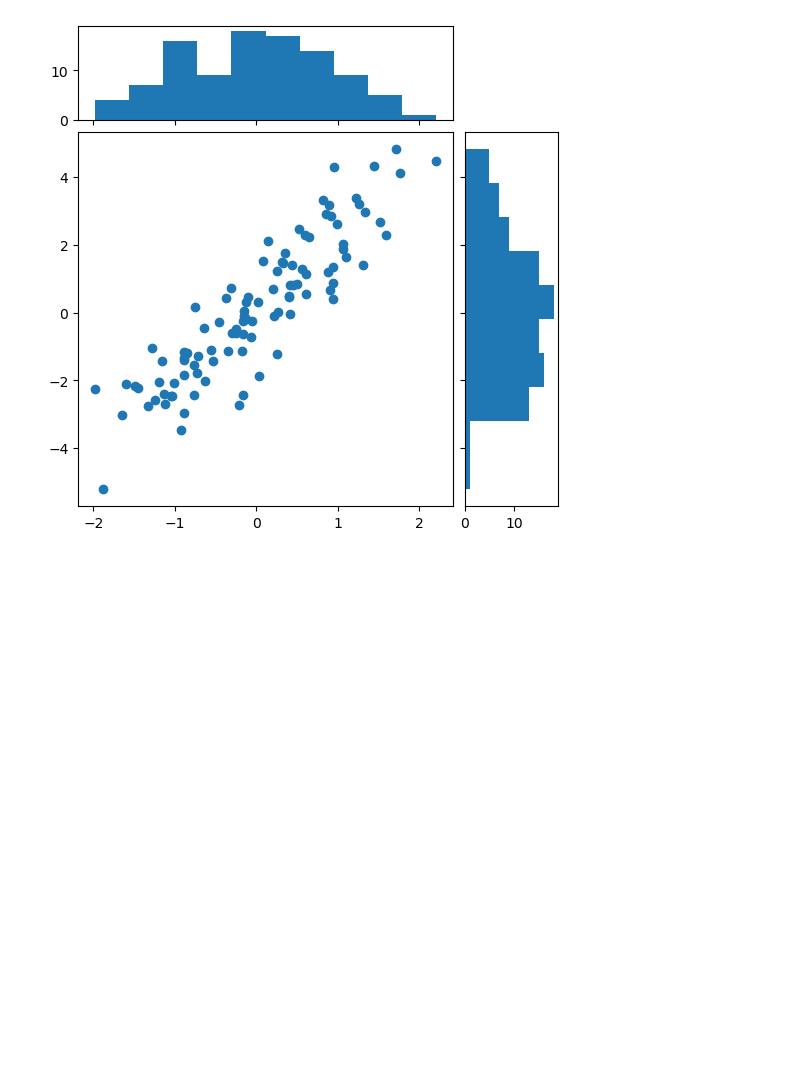
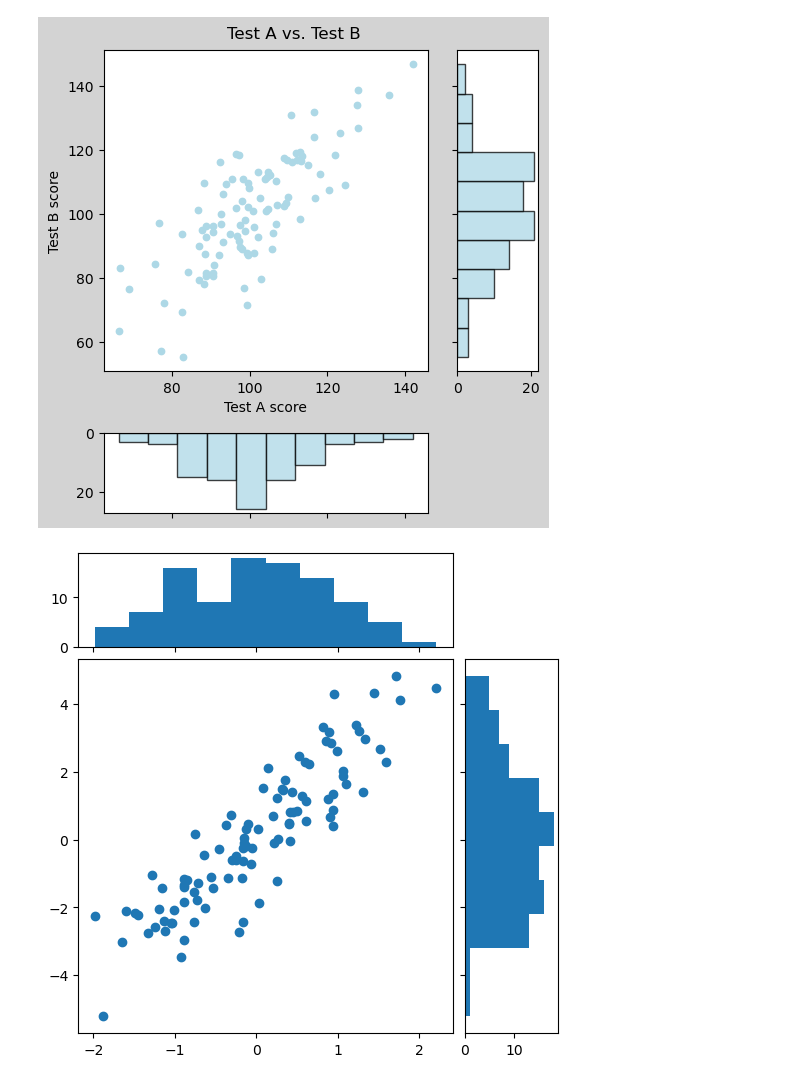
Before and after one commit to psychdatascience/FDS-CourseTwo, a Jupyter notebook: tu_10_multiAxesFigs_2_HWS.ipynb, the cells around one changed output. Drawn from its saved outputs; the diff is of its cells as text; code cells hidden in the pictures; blank space fills up the shorter version.

```diff
--- a/tu_10_multiAxesFigs_2_HWS.ipynb
+++ b/tu_10_multiAxesFigs_2_HWS.ipynb
@@ -23,3 +4,50 @@ fig.suptitle('space: the final frontier');
+# %%
+my_rng = np.random.default_rng()
+test_a = my_rng.normal(100, 15, (100,1))
+test_b = test_a + my_rng.normal(0, 10, test_a.shape)
+# %%
+gs_kw = dict(width_ratios=[4, 1],
+             height_ratios=[4, 1],
+             wspace=0.1, hspace=0.05)
+
+fig, axd = plt.subplot_mosaic([['scatter', 'hist_y'],
+                               ['hist_x', 'blank']],
+                              gridspec_kw=gs_kw,
+                              figsize=(5, 5),
+                              layout="constrained")
+
+axd['scatter'].scatter(test_a, test_b,
+                      c = 'lightblue',
+                      s = 21)
+axd['scatter'].set_xlabel('Test A score')
+axd['scatter'].set_ylabel('Test B score')
+
+
+# x axis histogram
+axd['hist_x'].hist(test_a,
+                  facecolor = 'lightblue',
+                  alpha = 0.75,
+                  edgecolor = 'k')
+axd['hist_x'].invert_yaxis()
+axd['hist_x'].tick_params(axis="x", labelbottom=False)
+
+
+# x axis histogram
+axd['hist_y'].hist(test_b, orientation='horizontal',
+                  facecolor = 'lightblue',
+                  alpha = 0.75,
+                  edgecolor = 'k')
+
+axd['hist_y'].tick_params(axis="y", labelleft=False)
+
+
+axd['blank'].axis('off')
+
+
+fig.suptitle('Test A vs. Test B');
+fig.set_facecolor('lightgray')
+# %% [output]
+[figure, added]
 # %%
 # Start with a square Figure.
 fig = plt.figure(figsize=(6, 6))
```
Also changed, not shown: parts of 2 cells of this notebook, 1 other file.
